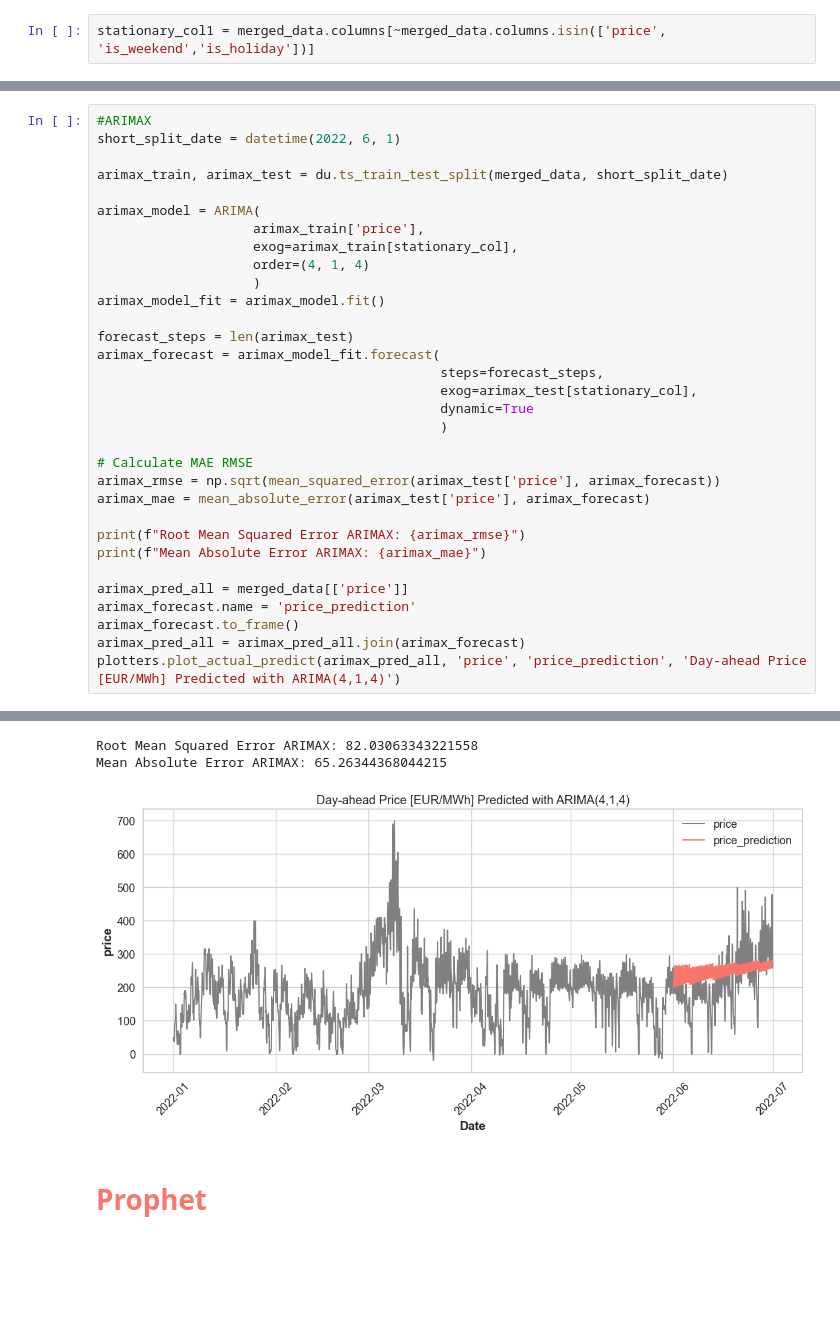
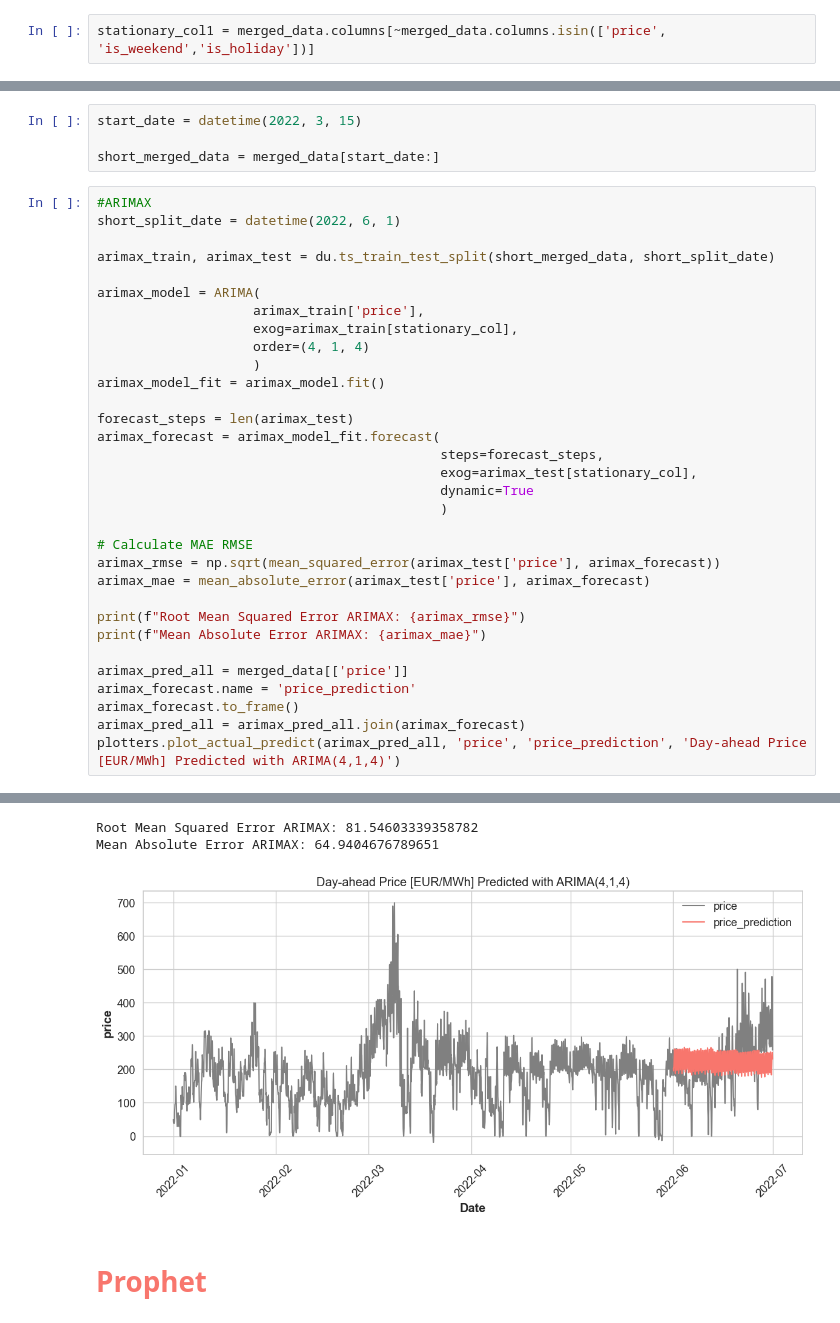
Before and after one commit to matt-lvk/energy_market_toymodel, a Jupyter notebook: Q1_forecasting.ipynb, the cells around one changed output, grey strips where cells are left out. Saved outputs shown, nothing was run; the diff lists cells and outputs as text; blank space fills up the shorter version.

```diff
--- a/Q1_forecasting.ipynb
+++ b/Q1_forecasting.ipynb
@@ -596,11 +599,15 @@ residual_load          float64
 total_DH_generation    float64
 energy_balance         float64
 dtype: object
+# %%
+start_date = datetime(2022, 3, 15)
+
+short_merged_data = merged_data[start_date:]
 # %%
 #ARIMAX
 short_split_date = datetime(2022, 6, 1)
 
-arimax_train, arimax_test = du.ts_train_test_split(merged_data, short_split_date)
+arimax_train, arimax_test = du.ts_train_test_split(short_merged_data, short_split_date)
 
 arimax_model = ARIMA(
                     arimax_train['price'],
@@ -612,35 +619,35 @@ arimax_model_fit = arimax_model.fit()
 forecast_steps = len(arimax_test)
 arimax_forecast = arimax_model_fit.forecast(
                                             steps=forecast_steps,
                                             exog=arimax_test[stationary_col],
                                             dynamic=True
                                             )
 
 # Calculate MAE RMSE
 arimax_rmse = np.sqrt(mean_squared_error(arimax_test['price'], arimax_forecast))
 arimax_mae = mean_absolute_error(arimax_test['price'], arimax_forecast)
 
 print(f"Root Mean Squared Error ARIMAX: {arimax_rmse}")
 print(f"Mean Absolute Error ARIMAX: {arimax_mae}")
 
 arimax_pred_all = merged_data[['price']]
 arimax_forecast.name = 'price_prediction'
 arimax_forecast.to_frame()
 arimax_pred_all = arimax_pred_all.join(arimax_forecast)
 plotters.plot_actual_predict(arimax_pred_all, 'price', 'price_prediction', 'Day-ahead Price [EUR/MWh] Predicted with ARIMA(4,1,4)')
 # %% [output]
 No frequency information was provided, so inferred frequency h will be used.
 
 
 No frequency information was provided, so inferred frequency h will be used.
 
 
 No frequency information was provided, so inferred frequency h will be used.
 
 
 Maximum Likelihood optimization failed to converge. Check mle_retvals
-Root Mean Squared Error ARIMAX: 82.03063343221558
-Mean Absolute Error ARIMAX: 65.26344368044215
+Root Mean Squared Error ARIMAX: 81.54603339358782
+Mean Absolute Error ARIMAX: 64.9404676789651
-[figure, old version]
+[figure, new version]
 # %% [markdown]
 # <span style="color: #F8766D;">**Prophet**</span>
```
Also changed, not shown: parts of 18 cells of this notebook, 1 other file.
